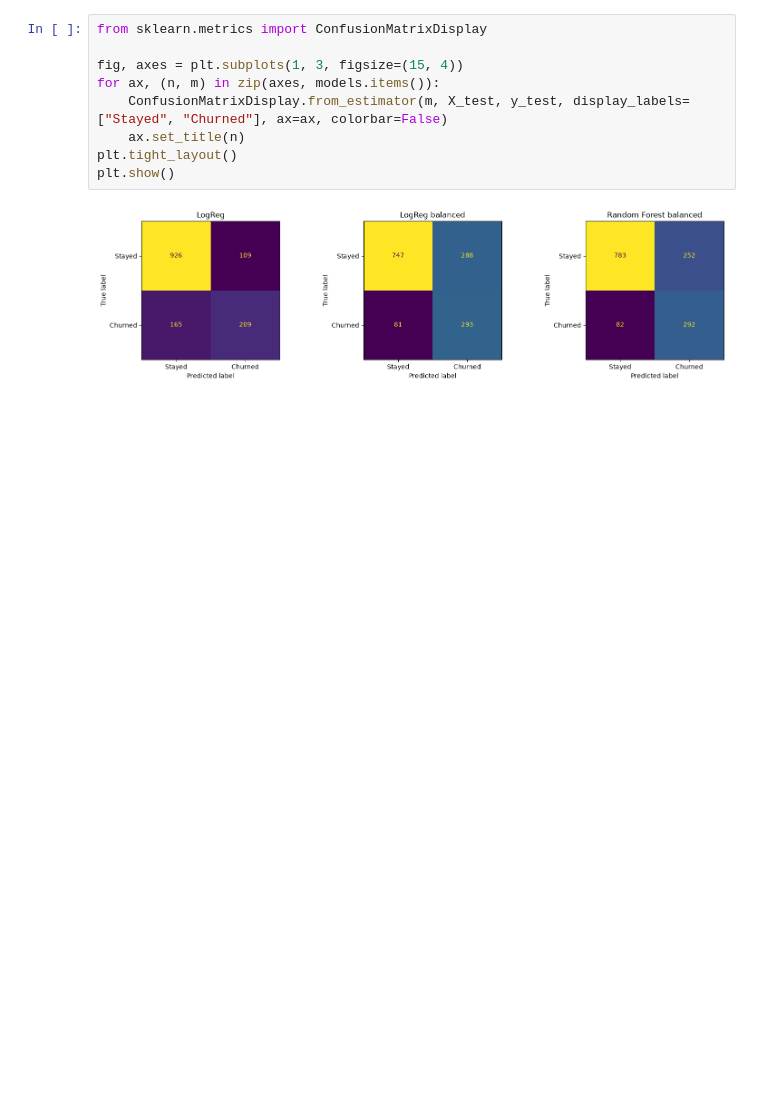
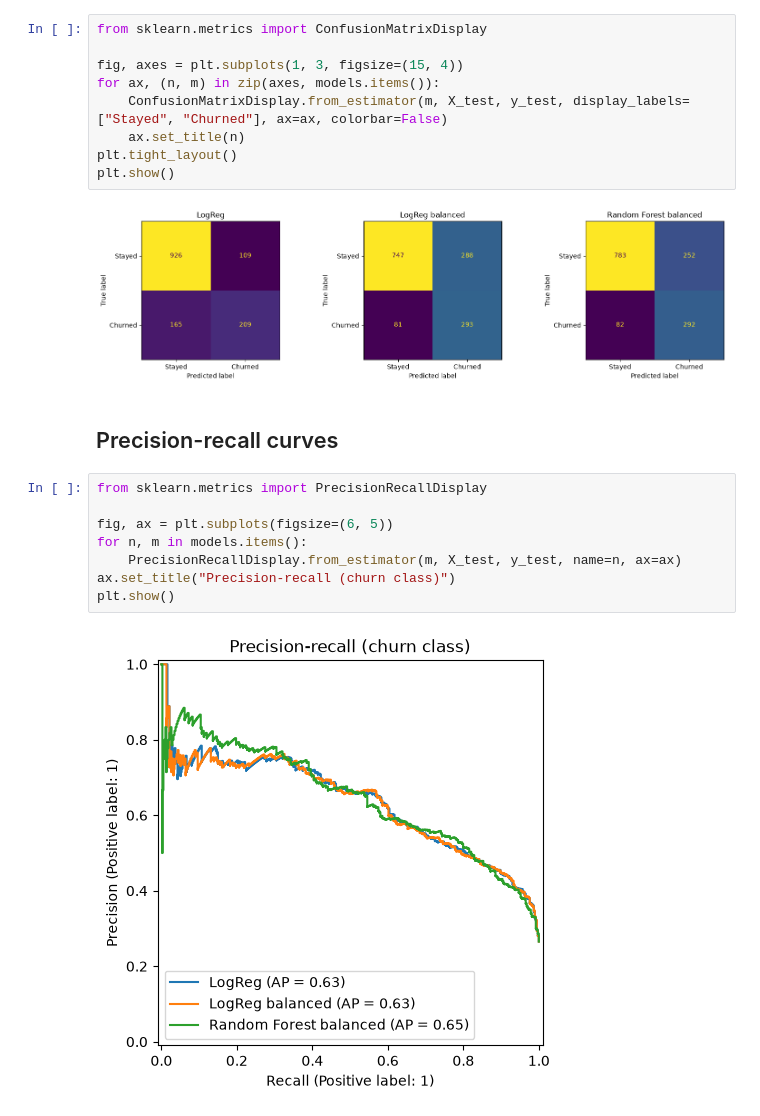
Before and after one commit to akylbek04/customer-churn-classification, a Jupyter notebook: notebooks/02_model_evaluation.ipynb, the cells around one changed output. Drawn from its saved outputs; the diff is of its cells as text; blank space fills up the shorter version.

Commit message:
Evaluation: plot precision-recall curves

```diff
--- a/notebooks/02_model_evaluation.ipynb
+++ b/notebooks/02_model_evaluation.ipynb
@@ -60,3 +60,15 @@ plt.tight_layout()
 plt.show()
 # %% [output]
 [figure]
+# %% [markdown]
+## Precision-recall curves
+# %%
+from sklearn.metrics import PrecisionRecallDisplay
+
+fig, ax = plt.subplots(figsize=(6, 5))
+for n, m in models.items():
+    PrecisionRecallDisplay.from_estimator(m, X_test, y_test, name=n, ax=ax)
+ax.set_title("Precision-recall (churn class)")
+plt.show()
+# %% [output]
+[figure, added]
```
